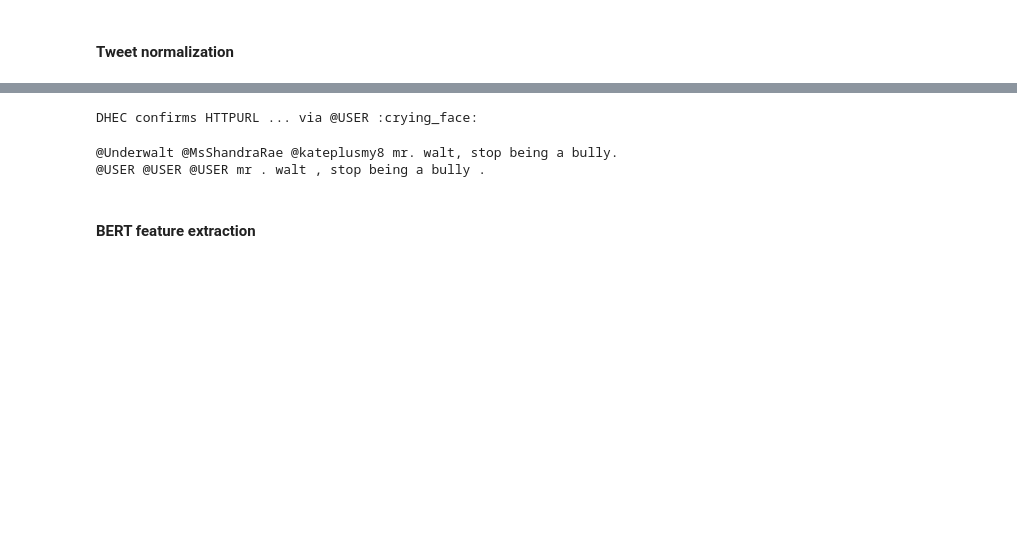
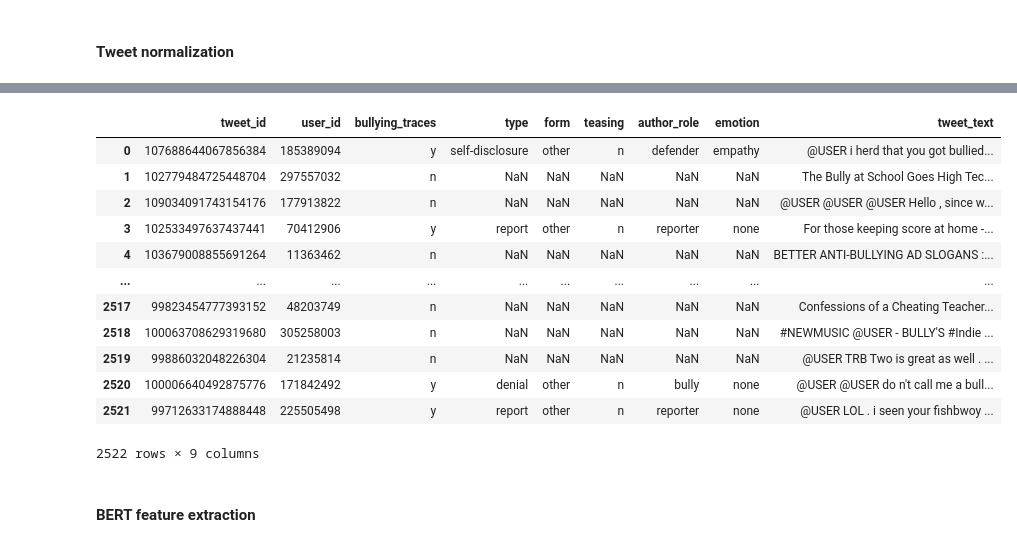
Before and after one commit to dariomesic/AIPT, a Jupyter notebook: projekt/Understanding and fighting bullying with machine learning.ipynb, the cells around one changed output, grey strips where cells are left out. Drawn from its saved outputs; the diff is of its cells as text; code cells hidden in the pictures; blank space fills up the shorter version.

```diff
--- a/projekt/Understanding and fighting bullying with machine learning.ipynb
+++ b/projekt/Understanding and fighting bullying with machine learning.ipynb
@@ -248,12 +254,0 @@ SC has first two presumptive cases of coronavirus , DHEC confirms HTTPURL ... vi
-# %%
-print(normalizeTweet("DHEC confirms https://postandcourier.com/health/covid19/sc-has-first-two-presumptive-cases-of-coronavirus-dhec-confirms/article_bddfe4ae-5fd3-11ea-9ce4-5f495366cee6.html?utm_medium=social&utm_source=twitter&utm_campaign=user-share… via @postandcourier 😢"))
-# %% [output]
-DHEC confirms HTTPURL ... via @USER :crying_face:
-# %%
-tweet_number = 0
-
-print(eng_tweets[tweet_number]['text'])
-print(normalizeTweet(eng_tweets[tweet_number]['text']))
-# %% [output]
-@Underwalt @MsShandraRae @kateplusmy8 mr. walt, stop being a bully.
-@USER @USER @USER mr . walt , stop being a bully .
@@ -260,3 +262,21 @@ print(normalizeTweet(eng_tweets[tweet_number]['text']))
+# %%
+eng_tweets_csv = pd.read_csv("eng_tweets.csv")
+eng_tweets_csv = eng_tweets_csv.drop('Unnamed: 0',1)
+eng_tweets_csv
+# %% [output]
+|  | tweet_id | user_id | bullying_traces | type | form | teasing | author_role | emotion | tweet_text |
+| 0 | 107688644067856384 | 185389094 | y | self-disclosure | other | n | defender | empathy | @USER i herd that you got bullied... |
+| 1 | 102779484725448704 | 297557032 | n | NaN | NaN | NaN | NaN | NaN | The Bully at School Goes High Tec... |
+| 2 | 109034091743154176 | 177913822 | n | NaN | NaN | NaN | NaN | NaN | @USER @USER @USER Hello , since w... |
+| 3 | 102533497637437441 | 70412906 | y | report | other | n | reporter | none | For those keeping score at home -... |
+| 4 | 103679008855691264 | 11363462 | n | NaN | NaN | NaN | NaN | NaN | BETTER ANTI-BULLYING AD SLOGANS :... |
+| ... | ... | ... | ... | ... | ... | ... | ... | ... | ... |
+| 2517 | 99823454777393152 | 48203749 | n | NaN | NaN | NaN | NaN | NaN | Confessions of a Cheating Teacher... |
+| 2518 | 100063708629319680 | 305258003 | n | NaN | NaN | NaN | NaN | NaN | #NEWMUSIC @USER - BULLY'S #Indie ... |
+| 2519 | 99886032048226304 | 21235814 | n | NaN | NaN | NaN | NaN | NaN | @USER TRB Two is great as well . ... |
+| 2520 | 100006640492875776 | 171842492 | y | denial | other | n | bully | none | @USER @USER do n't call me a bull... |
+| 2521 | 99712633174888448 | 225505498 | y | report | other | n | reporter | none | @USER LOL . i seen your fishbwoy ... |
+2522 rows × 9 columns
 # %% [markdown]
 #### BERT feature extraction
 # %%
```
Also changed, not shown: parts of 5 cells of this notebook, 1 other file.
